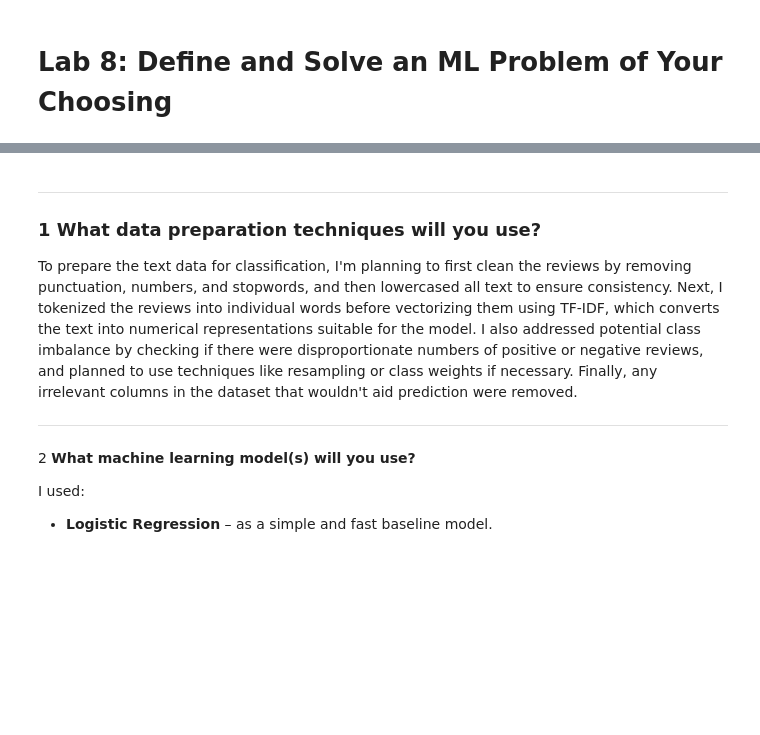
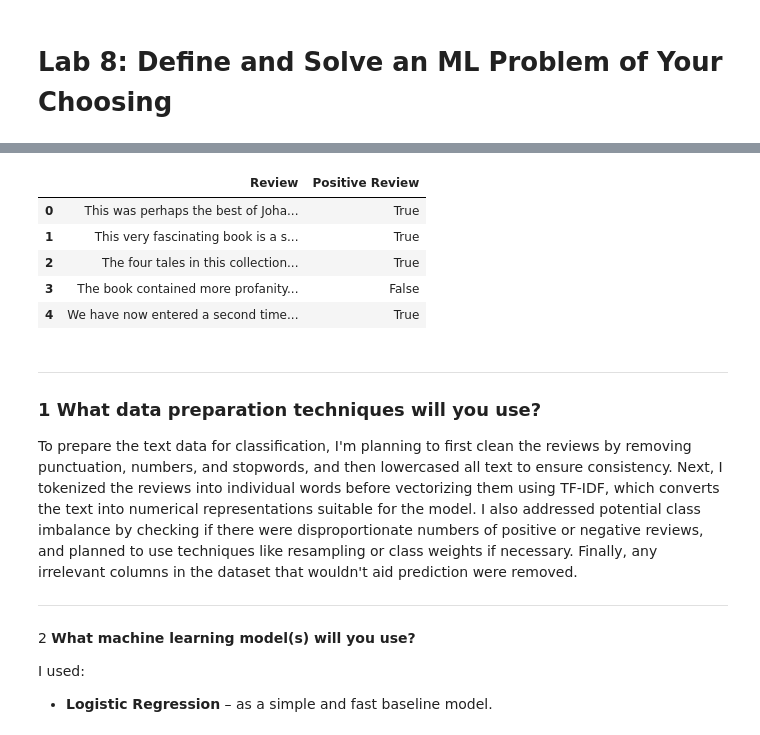
Before and after one commit to meronoumer/Sentiment-Aware-Book-Recommender, a Jupyter notebook: NLP.ipynb, the cells around one changed output, grey strips where cells are left out. Saved outputs shown, nothing was run; the diff lists cells and outputs as text; code cells hidden in the pictures; blank space fills up the shorter version.

```diff
--- a/NLP.ipynb
+++ b/NLP.ipynb
@@ -109,3 +9,16 @@ Think of the different techniques you have used to inspect and analyze your data
+# %%
+
+
+df = pd.read_csv("bookReviewsData.csv")
+
+df.head()
+# %% [output]
+|  | Review | Positive Review |
+| 0 | This was perhaps the best of Joha... | True |
+| 1 | This very fascinating book is a s... | True |
+| 2 | The four tales in this collection... | True |
+| 3 | The book contained more profanity... | False |
+| 4 | We have now entered a second time... | True |
 # %% [markdown]
 
 ---
```
Also changed, not shown: parts of 29 cells of this notebook, 1 other file.
